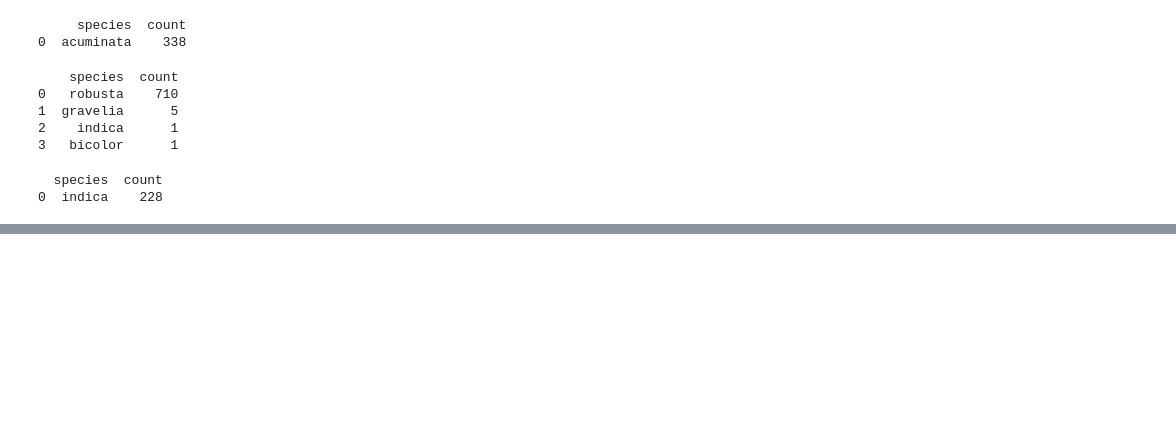
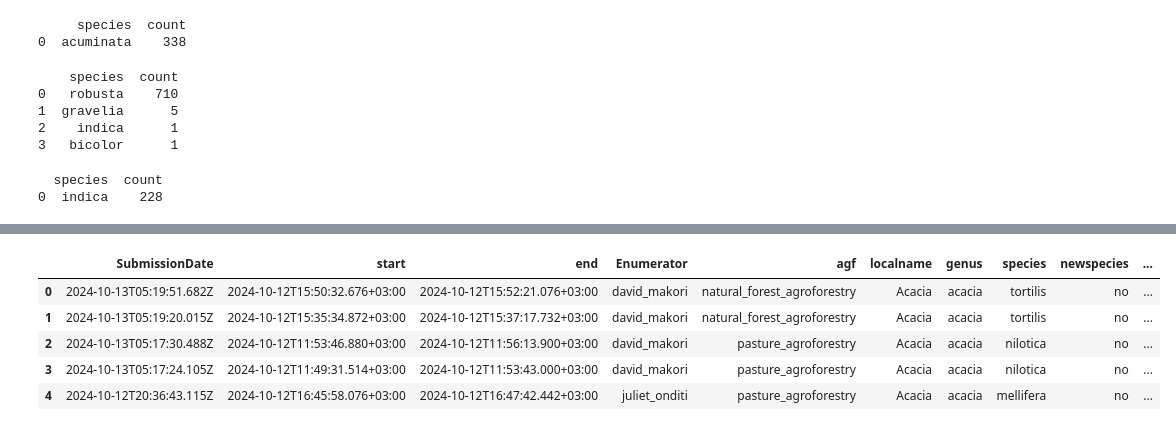
Before and after one commit to irungus/agf_kenya, a Jupyter notebook: agf_kenya_colab.ipynb, the cells around one changed output, grey strips where cells are left out. Drawn from its saved outputs; the diff is of its cells as text; code cells hidden in the pictures; blank space fills up the shorter version.

```diff
--- a/agf_kenya_colab.ipynb
+++ b/agf_kenya_colab.ipynb
@@ -74,7 +71,7 @@ Index(['SubmissionDate', 'start', 'end', 'Enumerator', 'date',
 # %%
 # List of columns to drop
 columns_to_drop = [
-    "Enumerator", "date", "photo-Whole_Tree", "photo-Canopy",
+  "date", "photo-Whole_Tree", "photo-Canopy",
     "photo-Flowers", "photo-Fruits", "photo-Trunk",
     "external_gps_number", "comments", "__version__",
     "_version_", "meta-instanceID", "SubmitterID",
@@ -451,34 +355,0 @@ agf_kenya.to_csv('/content/drive/My Drive/agf_kenya_clean.csv', index=False)
-# %%
-import folium
-import pandas as pd
-
-# List of species to filter
-species_to_filter = ["acacia", "eucalyptus", "musa", "grevillea"]
-
-# Assign colors to each species
-species_colors = {
-    "acacia": "green",
-    "eucalyptus": "blue",
-    "musa": "orange",
-    "grevillea": "red"
-}
-
-# Filter the data for the top species
-top_species_data = agf_kenya[agf_kenya['genus'].isin(species_to_filter)]
-
-# Create a base map centered on Kenya (latitude, longitude of Kenya)
-kenya_map = folium.Map(location=[1.2921, 36.8219], zoom_start=6)
-
-# Add markers for each species (you should have latitude and longitude columns in your data)
-for index, row in top_species_data.iterrows():
-    species = row['genus']
-    folium.Marker(
-        location=[row['latitude'], row['longitude']],
-        popup=f"Genus: {species}",
-        icon=folium.Icon(color=species_colors.get(species, 'gray'))  # Default to gray if not in the dictionary
-    ).add_to(kenya_map)
-
-# Save the map as an HTML file (can be viewed in a web browser)
-kenya_map.save("top_species_map_with_colors.html")
-
-print("Map saved as 'top_species_map_with_colors.html'.")
@@ -513,0 +394,3 @@ Map(center=[-1.589701324528681, 36.20824515704394], controls=(WidgetControl(opti
+# %%
+# Call the function with my dataset
+agf_kenya_cleaned= filter_genus_species(agf_kenya)
@@ -513,0 +420,9 @@ Map(center=[-1.589701324528681, 36.20824515704394], controls=(WidgetControl(opti
+# %%
+agf_kenya_cleaned.head()
+# %% [output]
+|  | SubmissionDate | start | end | Enumerator | agf | localname | genus | species | newspecies | ... |
+| 0 | 2024-10-13T05:19:51.682Z | 2024-10-12T15:50:32.676+03:00 | 2024-10-12T15:52:21.076+03:00 | david_makori | natural_forest_agroforestry | Acacia | acacia | tortilis | no | ... |
+| 1 | 2024-10-13T05:19:20.015Z | 2024-10-12T15:35:34.872+03:00 | 2024-10-12T15:37:17.732+03:00 | david_makori | natural_forest_agroforestry | Acacia | acacia | tortilis | no | ... |
+| 2 | 2024-10-13T05:17:30.488Z | 2024-10-12T11:53:46.880+03:00 | 2024-10-12T11:56:13.900+03:00 | david_makori | pasture_agroforestry | Acacia | acacia | nilotica | no | ... |
+| 3 | 2024-10-13T05:17:24.105Z | 2024-10-12T11:49:31.514+03:00 | 2024-10-12T11:53:43.000+03:00 | david_makori | pasture_agroforestry | Acacia | acacia | nilotica | no | ... |
+| 4 | 2024-10-12T20:36:43.115Z | 2024-10-12T16:45:58.076+03:00 | 2024-10-12T16:47:42.442+03:00 | juliet_onditi | pasture_agroforestry | Acacia | acacia | mellifera | no | ... |
```
Also changed, not shown: parts of 40 cells of this notebook.
